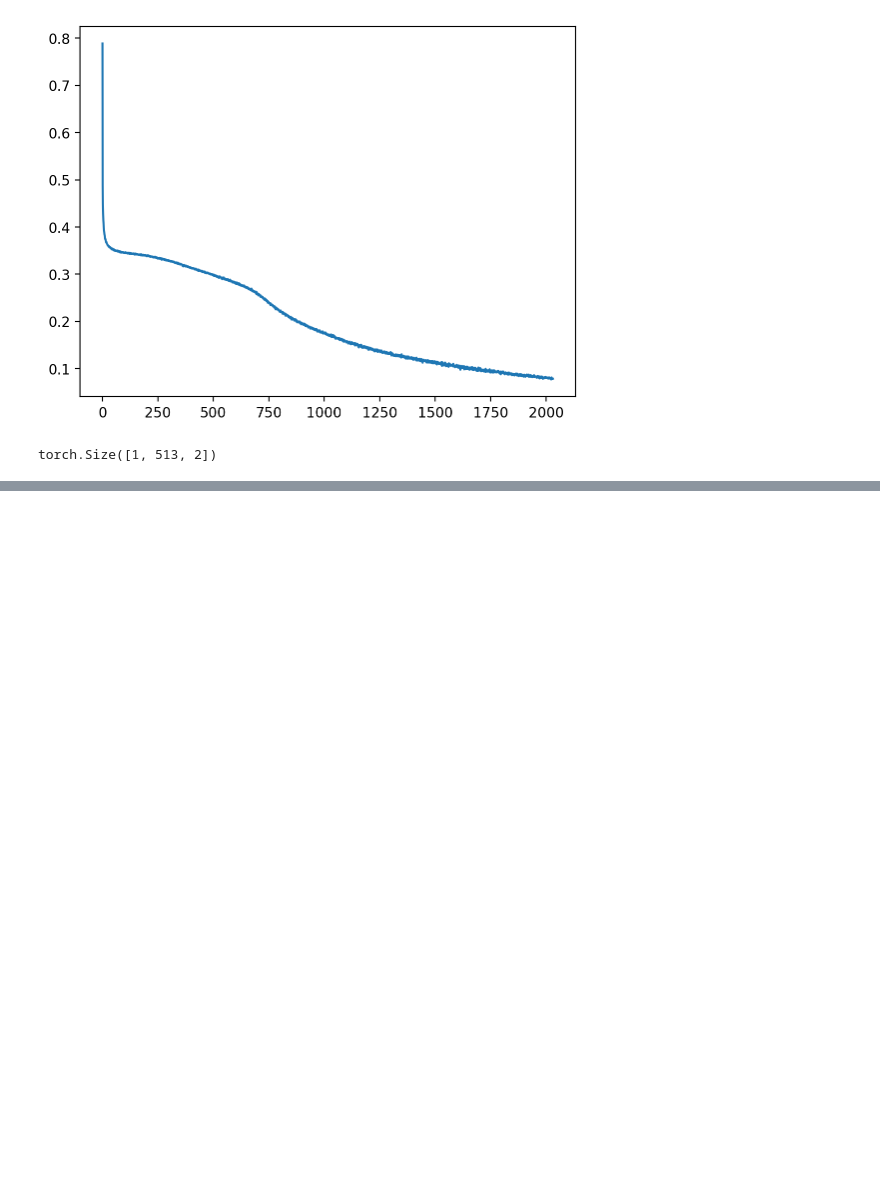
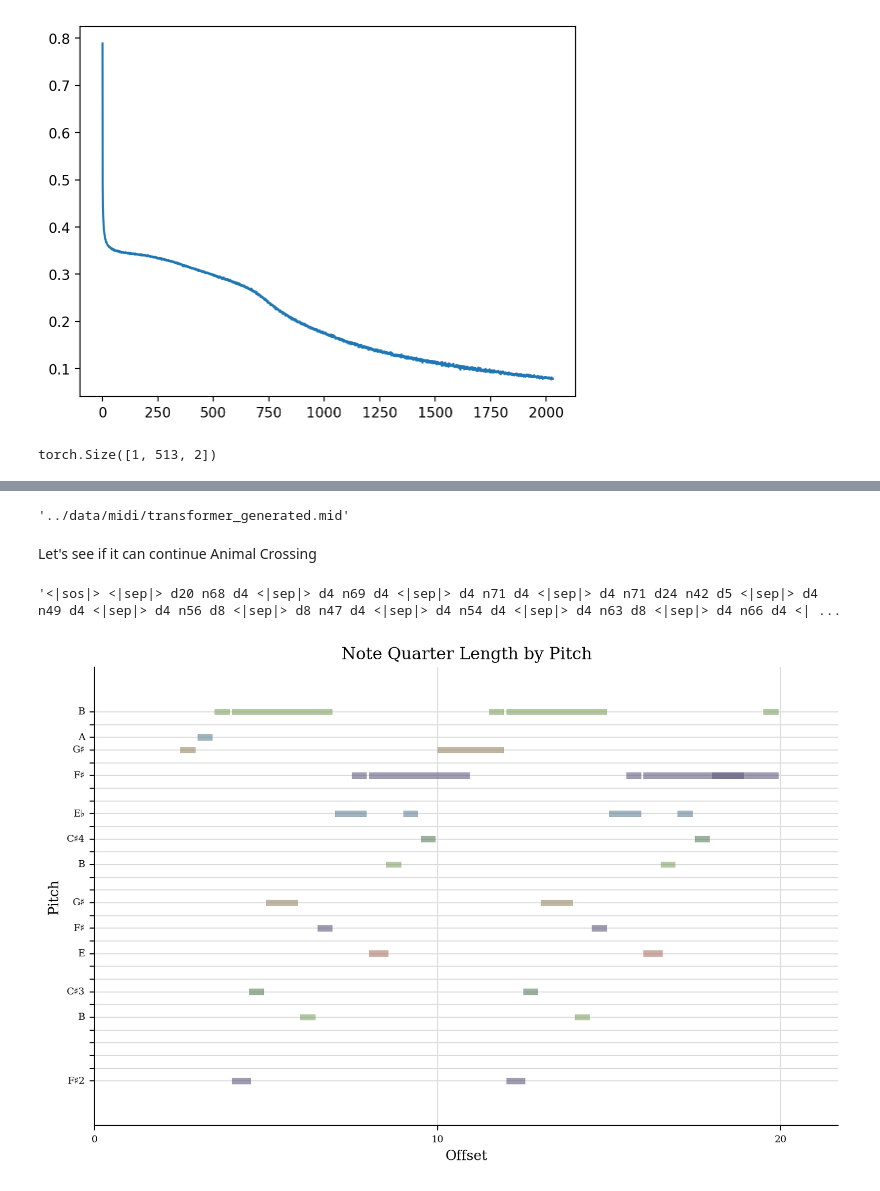
Before and after one commit to Ryan-Palmer/MIDIGen, a Jupyter notebook: src/4 - Transformer/4 - Transformer.ipynb, the cells around one changed output, grey strips where cells are left out. Saved outputs shown, nothing was run; the diff lists cells and outputs as text; code cells hidden in the pictures; blank space fills up the shorter version.

Commit message:
Predict animal crossing

```diff
--- a/src/4 - Transformer/4 - Transformer.ipynb
+++ b/src/4 - Transformer/4 - Transformer.ipynb
@@ -525,3 +521,21 @@ generated_stream.plot()
 generated_stream.show('midi')
 # %% [output]
 [interactive output not drawn]
+# %%
+generated_stream.write('midi', '../data/midi/transformer_generated.mid')
+# %% [output]
+'../data/midi/transformer_generated.mid'
+# %% [markdown]
+Let's see if it can continue Animal Crossing
+# %%
+animal_crossing_midi_path = Path('../data/midi/vg_large/Animal Crossing_Nintendo 3DS_Animal Crossing New Leaf_100 AM.mid')
+animal_crossing_idx_score = midifile_to_idx_score(animal_crossing_midi_path, vocab)
+ac_intro = animal_crossing_idx_score[:128]
+vocab.to_tokens(ac_intro[:, 0])
+# %% [output]
+'<|sos|> <|sep|> d20 n68 d4 <|sep|> d4 n69 d4 <|sep|> d4 n71 d4 <|sep|> d4 n71 d24 n42 d5 <|sep|> d4 n49 d4 <|sep|> d4 n56 d8 <|sep|> d8 n47 d4 <|sep|> d4 n54 d4 <|sep|> d4 n63 d8 <|sep|> d4 n66 d4 <| ...
+# %%
+ac_intro_stream = idx_to_stream_enc(np.array(ac_intro[:, 0]), vocab)
+ac_intro_stream.plot()
+# %% [output]
+[figure, added]
```
Also changed, not shown: parts of 16 cells of this notebook, 1 other file.
